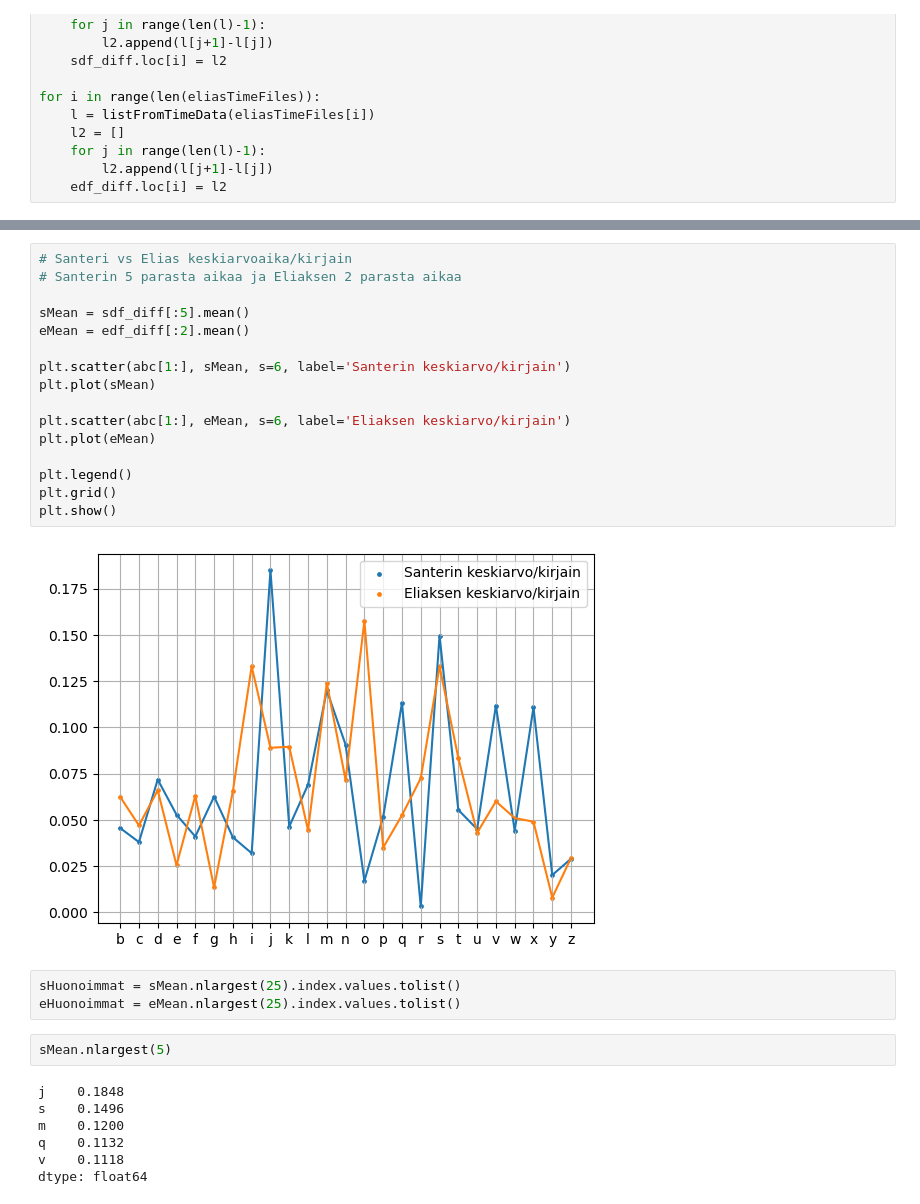
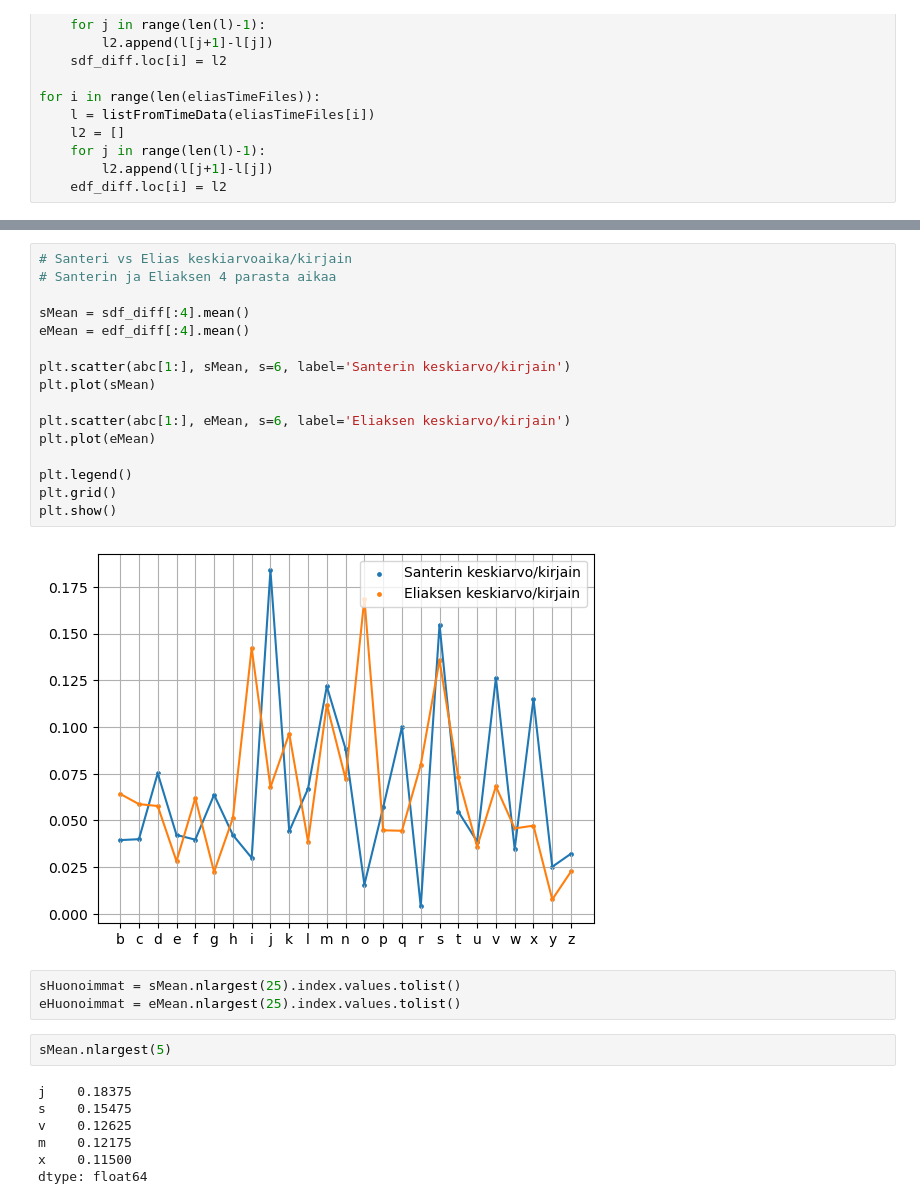
Before and after one commit to sansalv/abc-analyysi, a Jupyter notebook: abc_analyysi.ipynb, the cells around one changed output, grey strips where cells are left out. Cells and saved outputs as stored; diff of their text form.

```diff
--- a/abc_analyysi.ipynb
+++ b/abc_analyysi.ipynb
@@ -114,32 +116,32 @@ ax[1].grid()
 # %%
 # Santeri vs Elias keskiarvoaika/kirjain
-# Santerin 5 parasta aikaa ja Eliaksen 2 parasta aikaa
+# Santerin ja Eliaksen 4 parasta aikaa
 
-sMean = sdf_diff[:5].mean()
-eMean = edf_diff[:2].mean()
+sMean = sdf_diff[:4].mean()
+eMean = edf_diff[:4].mean()
 
 plt.scatter(abc[1:], sMean, s=6, label='Santerin keskiarvo/kirjain')
 plt.plot(sMean)
 
 plt.scatter(abc[1:], eMean, s=6, label='Eliaksen keskiarvo/kirjain')
 plt.plot(eMean)
 
 plt.legend()
 plt.grid()
 plt.show()
 # %% [output]
-[figure, old version]
+[figure, new version]
 # %%
 sHuonoimmat = sMean.nlargest(25).index.values.tolist()
 eHuonoimmat = eMean.nlargest(25).index.values.tolist()
 # %%
 sMean.nlargest(5)
 # %% [output]
-j    0.1848
-s    0.1496
-m    0.1200
-q    0.1132
-v    0.1118
+j    0.18375
+s    0.15475
+v    0.12625
+m    0.12175
+x    0.11500
 dtype: float64
 # %%
 eMean.nlargest(5)
```
Also changed, not shown: parts of 4 cells of this notebook, 2 other files.
